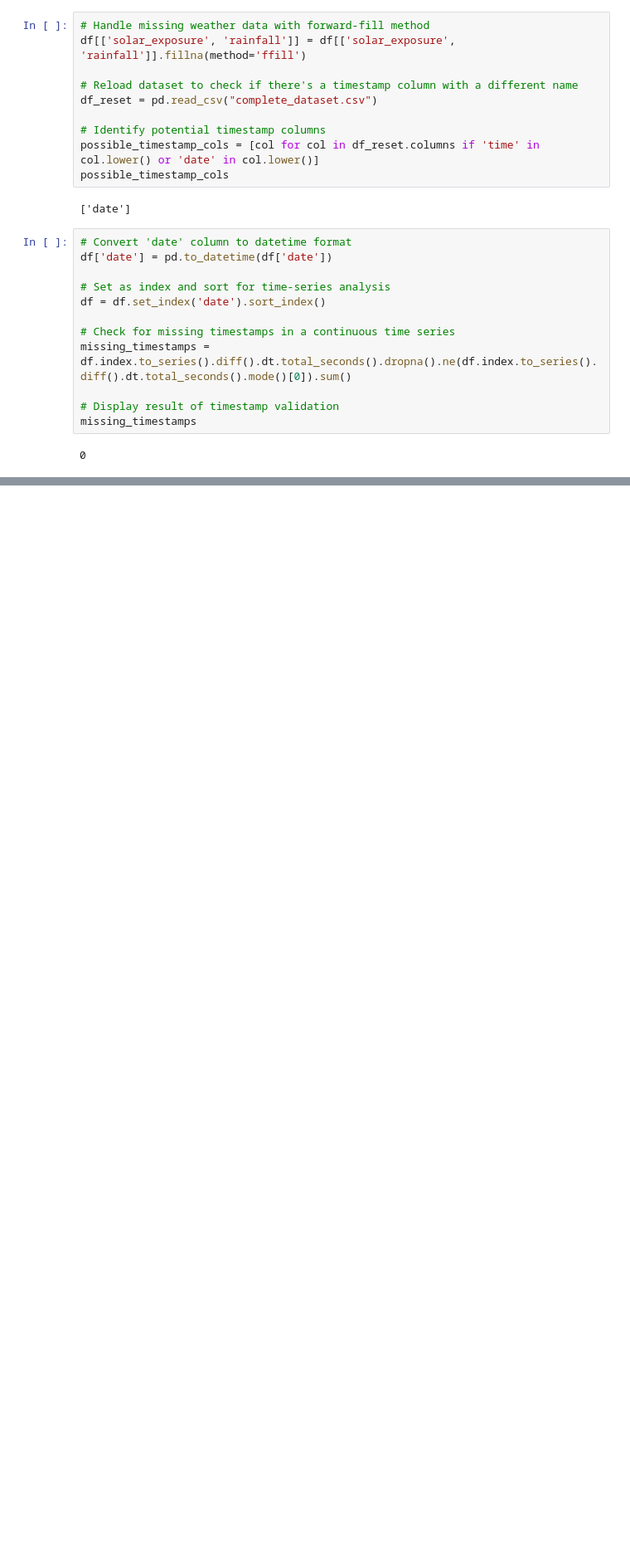
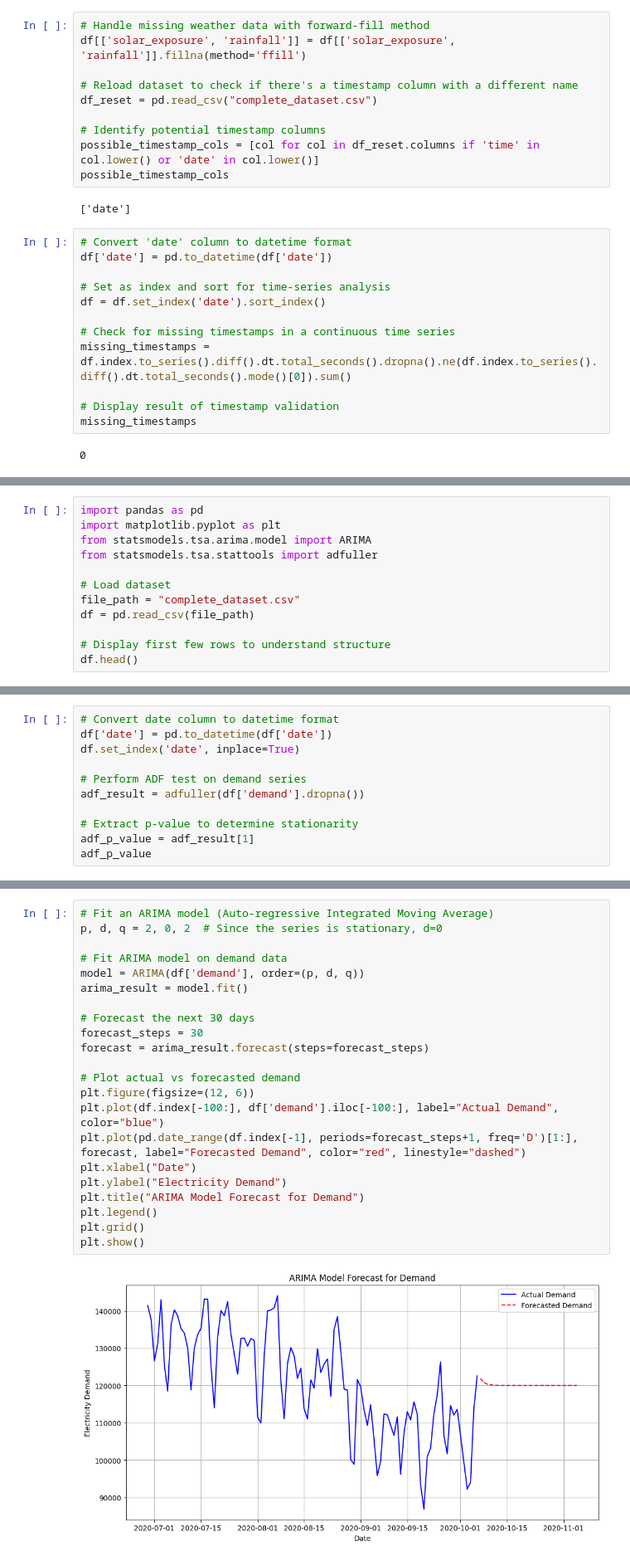
Before and after one commit to BolisettyPoojitha-16/Electricity_Demand-and_Price_ForecastingInfosys_Internship_Oct2025, a Jupyter notebook: preprocessing.ipynb, the cells around one changed output, grey strips where cells are left out. Shown: that part at 83% size. Drawn from its saved outputs; the diff is of its cells as text; blank space fills up the shorter version.

```diff
--- a/preprocessing.ipynb
+++ b/preprocessing.ipynb
@@ -450,0 +432,12 @@ missing_timestamps
+# %%
+import pandas as pd
+import matplotlib.pyplot as plt
+from statsmodels.tsa.arima.model import ARIMA
+from statsmodels.tsa.stattools import adfuller
+
+# Load dataset
+file_path = "complete_dataset.csv"
+df = pd.read_csv(file_path)
+
+# Display first few rows to understand structure
+df.head()
@@ -450,0 +451,11 @@ missing_timestamps
+# %%
+# Convert date column to datetime format
+df['date'] = pd.to_datetime(df['date'])
+df.set_index('date', inplace=True)
+
+# Perform ADF test on demand series
+adf_result = adfuller(df['demand'].dropna())
+
+# Extract p-value to determine stationarity
+adf_p_value = adf_result[1]
+adf_p_value
@@ -450,0 +464,24 @@ missing_timestamps
+# %%
+# Fit an ARIMA model (Auto-regressive Integrated Moving Average)
+p, d, q = 2, 0, 2  # Since the series is stationary, d=0
+
+# Fit ARIMA model on demand data
+model = ARIMA(df['demand'], order=(p, d, q))
+arima_result = model.fit()
+
+# Forecast the next 30 days
+forecast_steps = 30
+forecast = arima_result.forecast(steps=forecast_steps)
+
+# Plot actual vs forecasted demand
+plt.figure(figsize=(12, 6))
+plt.plot(df.index[-100:], df['demand'].iloc[-100:], label="Actual Demand", color="blue")
+plt.plot(pd.date_range(df.index[-1], periods=forecast_steps+1, freq='D')[1:], forecast, label="Forecasted Demand", color="red", linestyle="dashed")
+plt.xlabel("Date")
+plt.ylabel("Electricity Demand")
+plt.title("ARIMA Model Forecast for Demand")
+plt.legend()
+plt.grid()
+plt.show()
+# %% [output]
+[figure, added]
```
Also changed, not shown: parts of 5 cells of this notebook.
